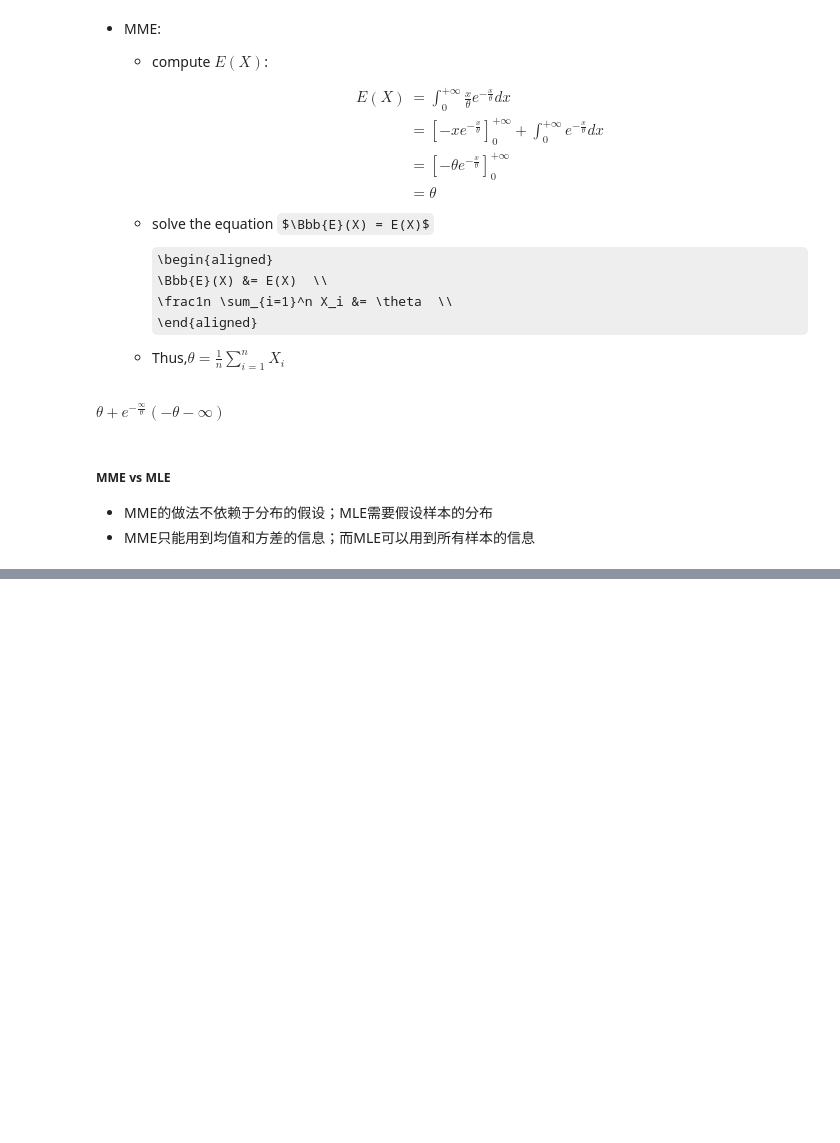
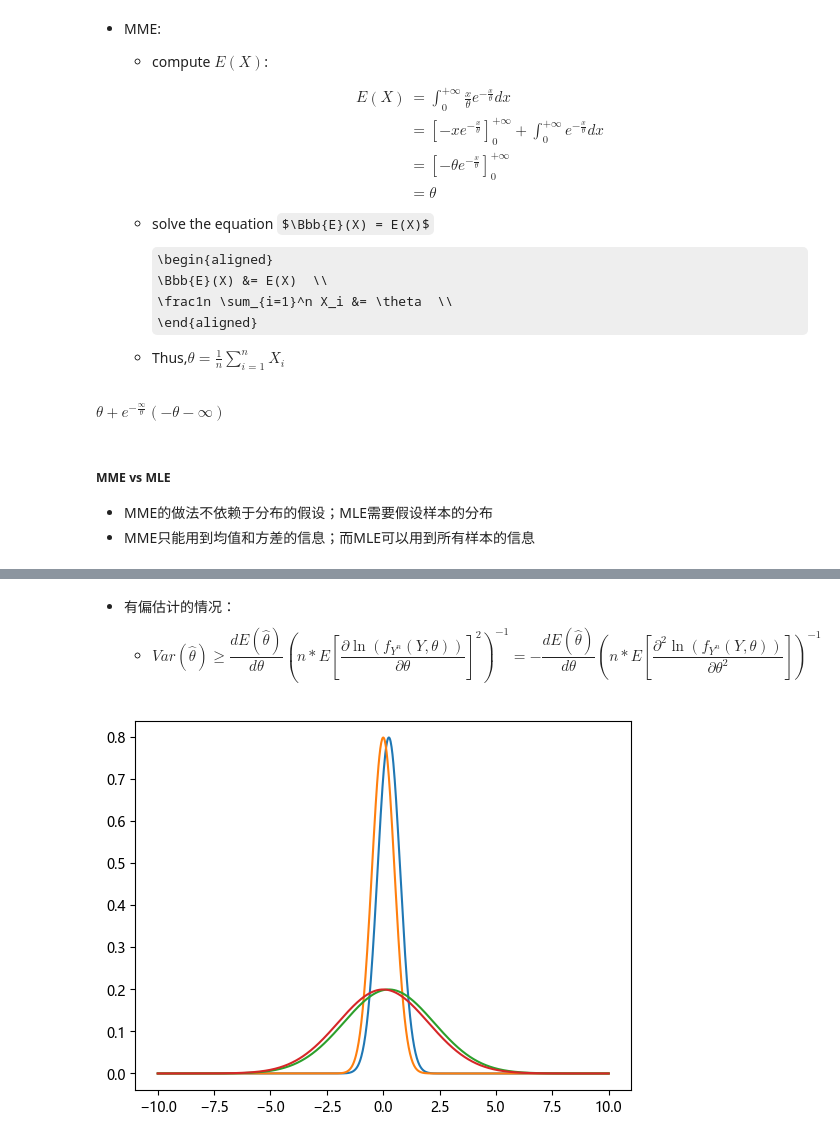
Before and after one commit to Zoroastrian-nova/XMU_MS2023, a Jupyter notebook: note.ipynb, the cells around one changed output, grey strips where cells are left out. Drawn from its saved outputs; the diff is of its cells as text; code cells hidden in the pictures; some formulas as TeX source; blank space fills up the shorter version.

```diff
--- a/note.ipynb
+++ b/note.ipynb
@@ -767,0 +963,17 @@ $\displaystyle \theta + e^{- \frac{\infty}{\theta}} \left(- \theta - \infty\righ
+# %% [markdown]
++ 有偏估计的情况：
+  + $$  Var(\hat{\theta}) \geq \frac{d E(\hat{\theta})}{d \theta}(n*E[\frac{\partial \ln(f_{Y^n}(Y,\theta))}{\partial \theta}]^2)^{-1} = -\frac{d E(\hat{\theta})}{d \theta}(n*E[\frac{\partial^2 \ln(f_{Y^n}(Y,\theta))}{\partial\theta^2 }])^{-1}  $$
+# %%
+import matplotlib.pyplot as plt
+from statistics import NormalDist
+import numpy as np
+x = np.linspace(-10,10,1000)
+N1,n1 = NormalDist(mu=0,sigma=0.5),NormalDist(mu=0.25,sigma=0.5)
+N2,n2 = NormalDist(mu=0,sigma=2),NormalDist(mu=0.25,sigma=2)
+y1,x1 = [N1.pdf(i) for i in x],[n1.pdf(i) for i in x]
+y2,x2 = [N2.pdf(i) for i in x],[n2.pdf(i) for i in x]
+plt.plot(x,x1,x,y1)
+plt.plot(x,x2,x,y2)
+plt.show()
+# %% [output]
+[figure, added]
```
Also changed, not shown: parts of 50 cells of this notebook, 5 other files.
